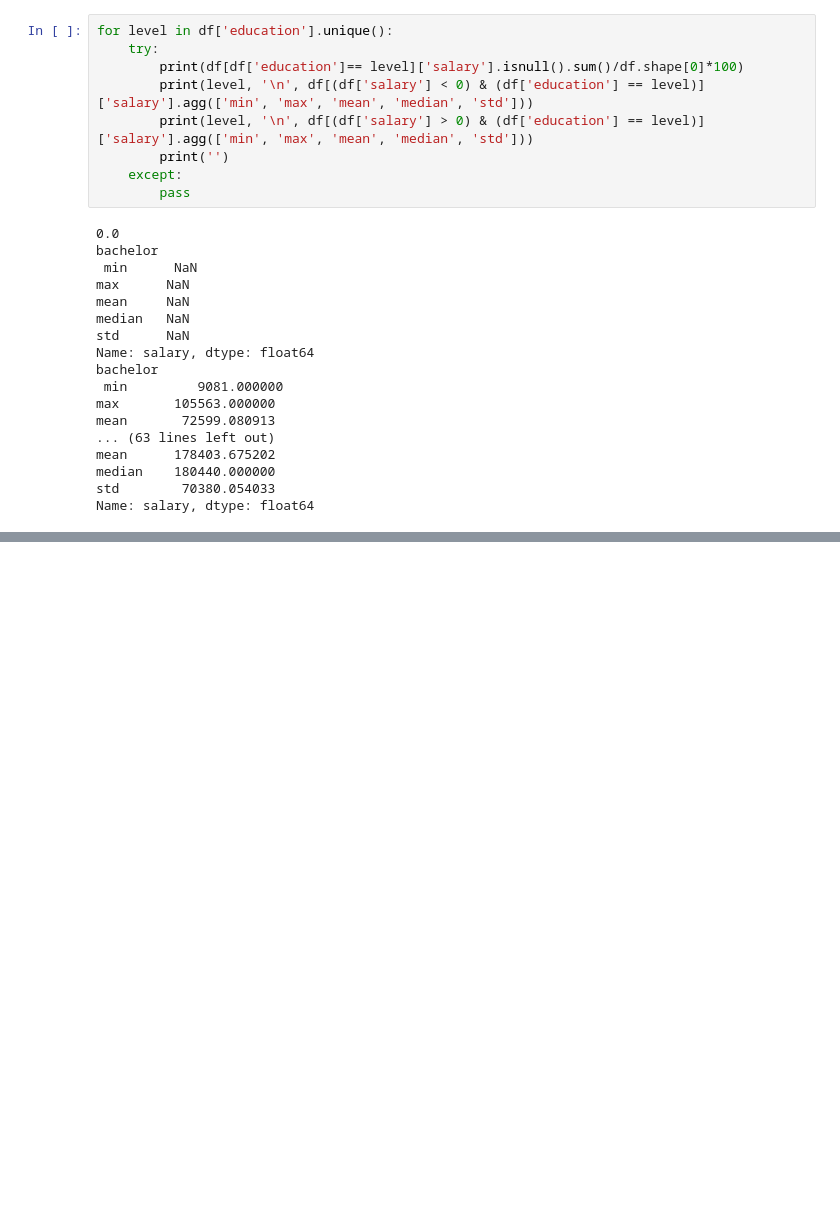
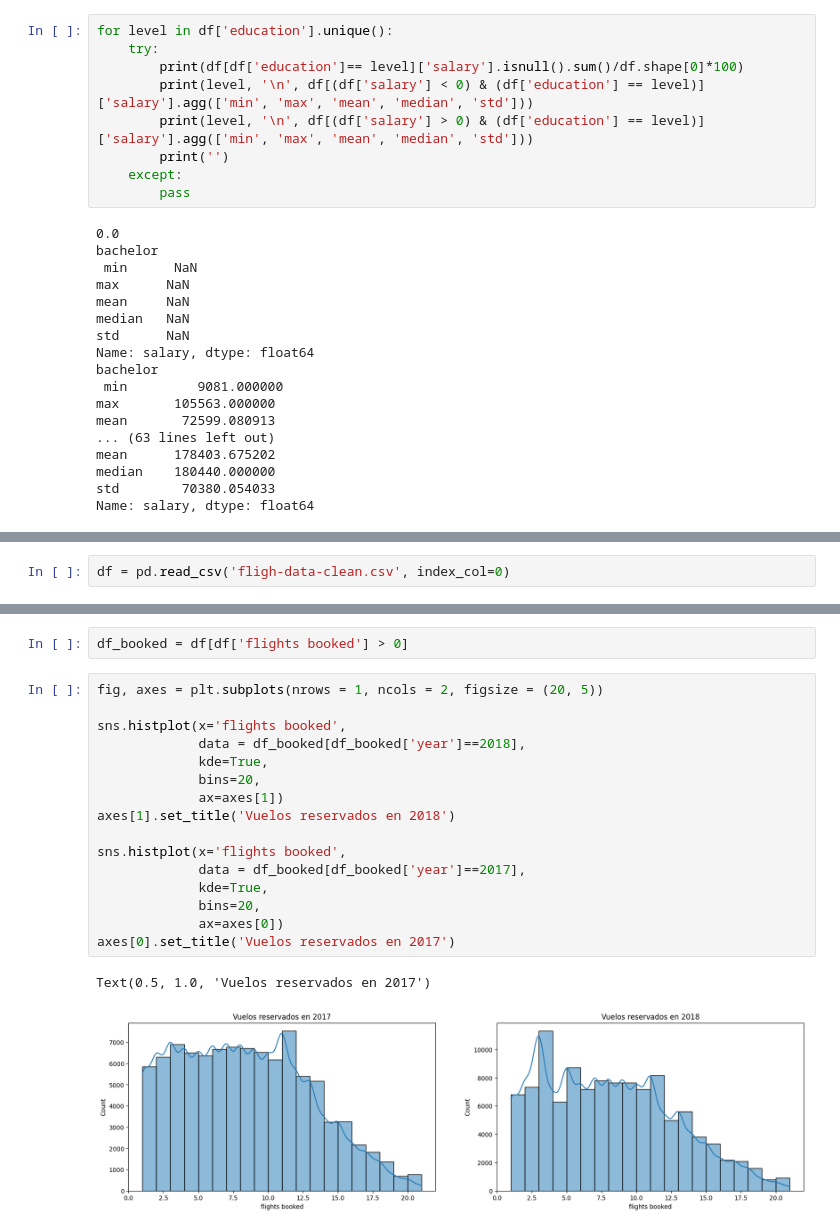
Before and after one commit to Adalab/bda-modulo-3-evaluacion-final-icorreald, a Jupyter notebook: evaluacion.ipynb, the cells around one changed output, grey strips where cells are left out. Cells and saved outputs as stored; diff of their text form; blank space fills up the shorter version.

Commit message:
add visualizaciones

```diff
--- a/evaluacion.ipynb
+++ b/evaluacion.ipynb
@@ -436,0 +439,2 @@ Name: salary, dtype: float64
+# %%
+df = pd.read_csv('fligh-data-clean.csv', index_col=0)
@@ -436,0 +460,21 @@ Name: salary, dtype: float64
+# %%
+df_booked = df[df['flights booked'] > 0]
+# %%
+fig, axes = plt.subplots(nrows = 1, ncols = 2, figsize = (20, 5))
+
+sns.histplot(x='flights booked',
+             data = df_booked[df_booked['year']==2018],
+             kde=True,
+             bins=20,
+             ax=axes[1])
+axes[1].set_title('Vuelos reservados en 2018')
+
+sns.histplot(x='flights booked',
+             data = df_booked[df_booked['year']==2017],
+             kde=True,
+             bins=20,
+             ax=axes[0])
+axes[0].set_title('Vuelos reservados en 2017')
+# %% [output]
+Text(0.5, 1.0, 'Vuelos reservados en 2017')
+[figure, added]
```
Also changed, not shown: parts of 17 cells of this notebook, 1 other file.
